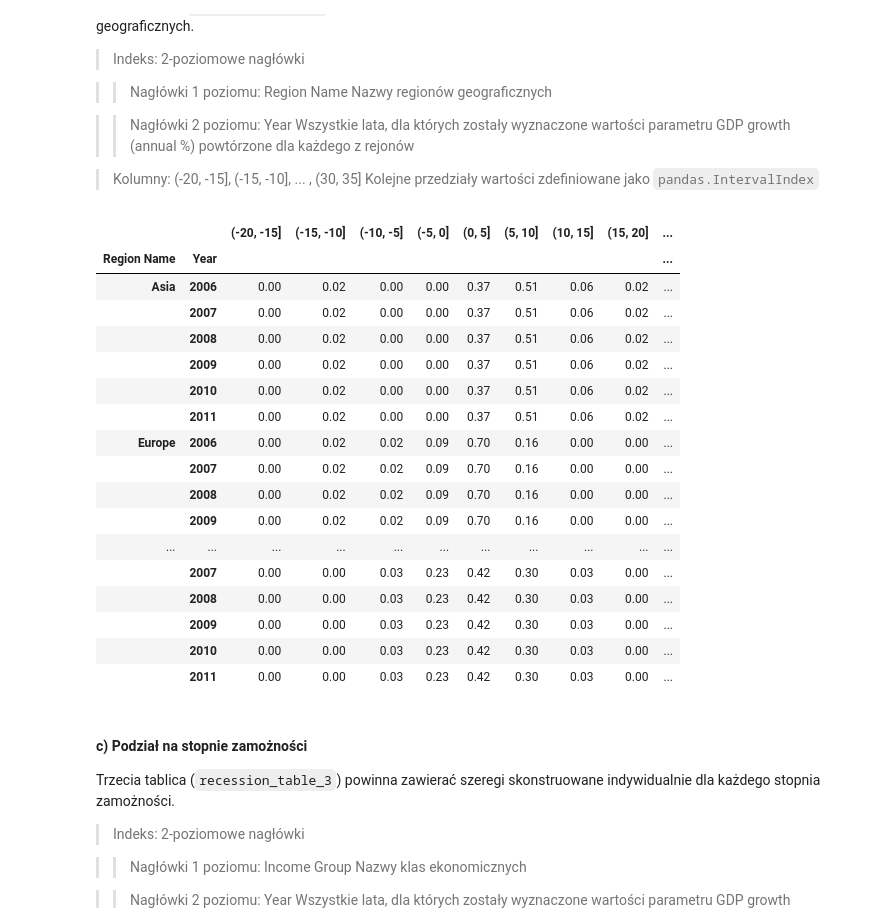
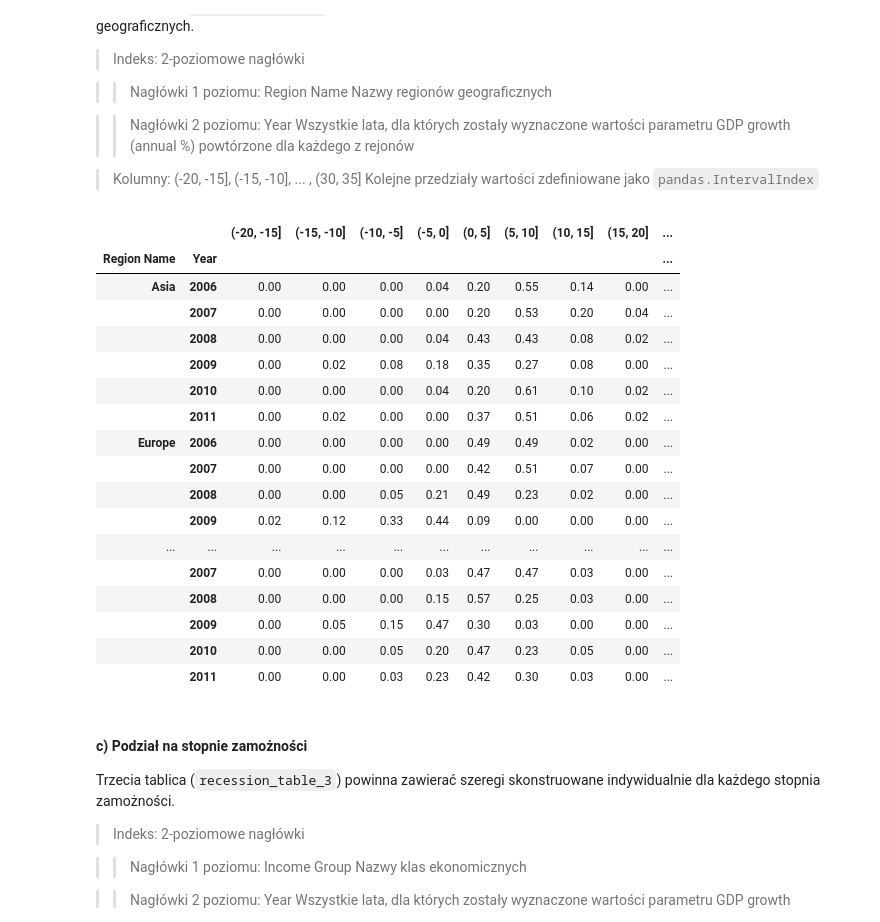
Before and after one commit to zuzannabrauer/dataAnalysisPython, a Jupyter notebook: ZZ02_CZ02.ipynb, the cells around one changed output. Drawn from its saved outputs; the diff is of its cells as text; code cells hidden in the pictures.

```diff
--- a/ZZ02_CZ02.ipynb
+++ b/ZZ02_CZ02.ipynb
@@ -126,37 +126,37 @@ Druga tablica (`recession_table_2`) powinna zawierać szeregi skonstruowane indy
 # %%
 # YOUR CODE HERE
 columns = pd.interval_range(start = -20, end = 35, periods = 11)
 years = ['2006', '2007', '2008', '2009', '2010', '2011']
 regions = recession_data_1['Region Name'].unique()
 index = pd.MultiIndex.from_product([regions, years], names = ['Region Name', 'Year'])
 
 recession_table_2 = pd.DataFrame(index = index, columns = columns)
 
 for region_name in regions:
     region_data = recession_data_1[recession_data_1['Region Name'] == region_name]
     for year in years:
         gdp_freqency = region_data[year].groupby(pd.cut(region_data[year], columns)).count()/region_data[year].groupby(pd.cut(region_data[year], columns)).count().sum()
-        recession_table_2.loc[(region_name, years), :] = gdp_freqency.values
+        recession_table_2.loc[(region_name, year), :] = gdp_freqency.values
 
 recession_table_2.style.format(precision = 2)
 # %% [output]
 |  |  | (-20, -15] | (-15, -10] | (-10, -5] | (-5, 0] | (0, 5] | (5, 10] | (10, 15] | (15, 20] | ... |
 | Region Name | Year |  |  |  |  |  |  |  |  | ... |
-| Asia | 2006 | 0.00 | 0.02 | 0.00 | 0.00 | 0.37 | 0.51 | 0.06 | 0.02 | ... |
-|  | 2007 | 0.00 | 0.02 | 0.00 | 0.00 | 0.37 | 0.51 | 0.06 | 0.02 | ... |
-|  | 2008 | 0.00 | 0.02 | 0.00 | 0.00 | 0.37 | 0.51 | 0.06 | 0.02 | ... |
-|  | 2009 | 0.00 | 0.02 | 0.00 | 0.00 | 0.37 | 0.51 | 0.06 | 0.02 | ... |
-|  | 2010 | 0.00 | 0.02 | 0.00 | 0.00 | 0.37 | 0.51 | 0.06 | 0.02 | ... |
+| Asia | 2006 | 0.00 | 0.00 | 0.00 | 0.04 | 0.20 | 0.55 | 0.14 | 0.00 | ... |
+|  | 2007 | 0.00 | 0.00 | 0.00 | 0.00 | 0.20 | 0.53 | 0.20 | 0.04 | ... |
+|  | 2008 | 0.00 | 0.00 | 0.00 | 0.04 | 0.43 | 0.43 | 0.08 | 0.02 | ... |
+|  | 2009 | 0.00 | 0.02 | 0.08 | 0.18 | 0.35 | 0.27 | 0.08 | 0.00 | ... |
+|  | 2010 | 0.00 | 0.00 | 0.00 | 0.04 | 0.20 | 0.61 | 0.10 | 0.02 | ... |
 |  | 2011 | 0.00 | 0.02 | 0.00 | 0.00 | 0.37 | 0.51 | 0.06 | 0.02 | ... |
-| Europe | 2006 | 0.00 | 0.02 | 0.02 | 0.09 | 0.70 | 0.16 | 0.00 | 0.00 | ... |
-|  | 2007 | 0.00 | 0.02 | 0.02 | 0.09 | 0.70 | 0.16 | 0.00 | 0.00 | ... |
-|  | 2008 | 0.00 | 0.02 | 0.02 | 0.09 | 0.70 | 0.16 | 0.00 | 0.00 | ... |
-|  | 2009 | 0.00 | 0.02 | 0.02 | 0.09 | 0.70 | 0.16 | 0.00 | 0.00 | ... |
+| Europe | 2006 | 0.00 | 0.00 | 0.00 | 0.00 | 0.49 | 0.49 | 0.02 | 0.00 | ... |
+|  | 2007 | 0.00 | 0.00 | 0.00 | 0.00 | 0.42 | 0.51 | 0.07 | 0.00 | ... |
+|  | 2008 | 0.00 | 0.00 | 0.05 | 0.21 | 0.49 | 0.23 | 0.02 | 0.00 | ... |
+|  | 2009 | 0.02 | 0.12 | 0.33 | 0.44 | 0.09 | 0.00 | 0.00 | 0.00 | ... |
 | ... | ... | ... | ... | ... | ... | ... | ... | ... | ... | ... |
-|  | 2007 | 0.00 | 0.00 | 0.03 | 0.23 | 0.42 | 0.30 | 0.03 | 0.00 | ... |
-|  | 2008 | 0.00 | 0.00 | 0.03 | 0.23 | 0.42 | 0.30 | 0.03 | 0.00 | ... |
-|  | 2009 | 0.00 | 0.00 | 0.03 | 0.23 | 0.42 | 0.30 | 0.03 | 0.00 | ... |
-|  | 2010 | 0.00 | 0.00 | 0.03 | 0.23 | 0.42 | 0.30 | 0.03 | 0.00 | ... |
+|  | 2007 | 0.00 | 0.00 | 0.00 | 0.03 | 0.47 | 0.47 | 0.03 | 0.00 | ... |
+|  | 2008 | 0.00 | 0.00 | 0.00 | 0.15 | 0.57 | 0.25 | 0.03 | 0.00 | ... |
+|  | 2009 | 0.00 | 0.05 | 0.15 | 0.47 | 0.30 | 0.03 | 0.00 | 0.00 | ... |
+|  | 2010 | 0.00 | 0.00 | 0.05 | 0.20 | 0.47 | 0.23 | 0.05 | 0.00 | ... |
 |  | 2011 | 0.00 | 0.00 | 0.03 | 0.23 | 0.42 | 0.30 | 0.03 | 0.00 | ... |
 # %%
 # Komórka testowa
```
Also changed, not shown: parts of 2 cells of this notebook.
